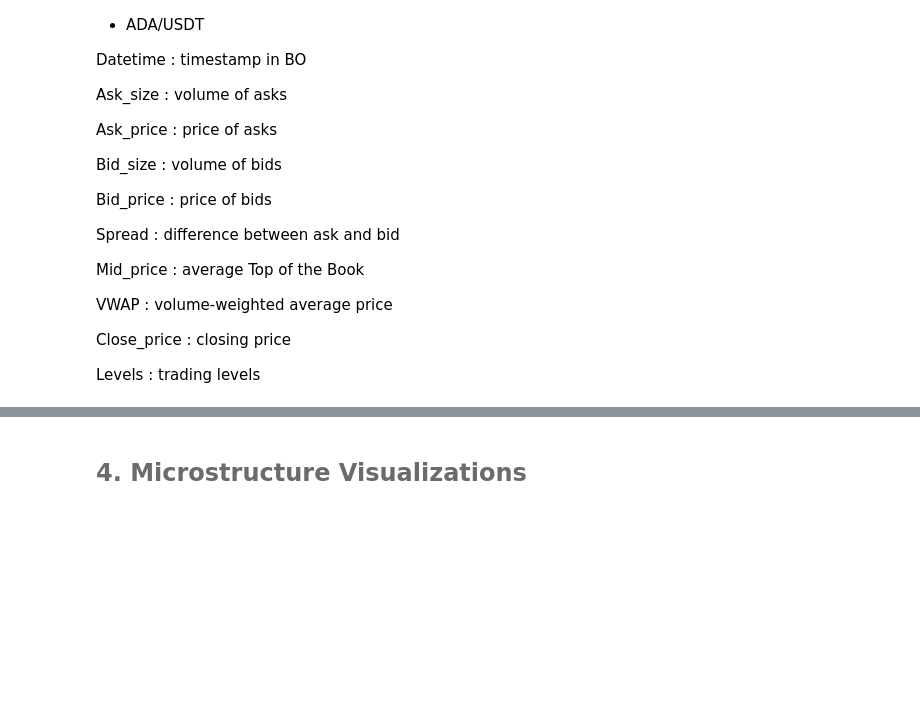
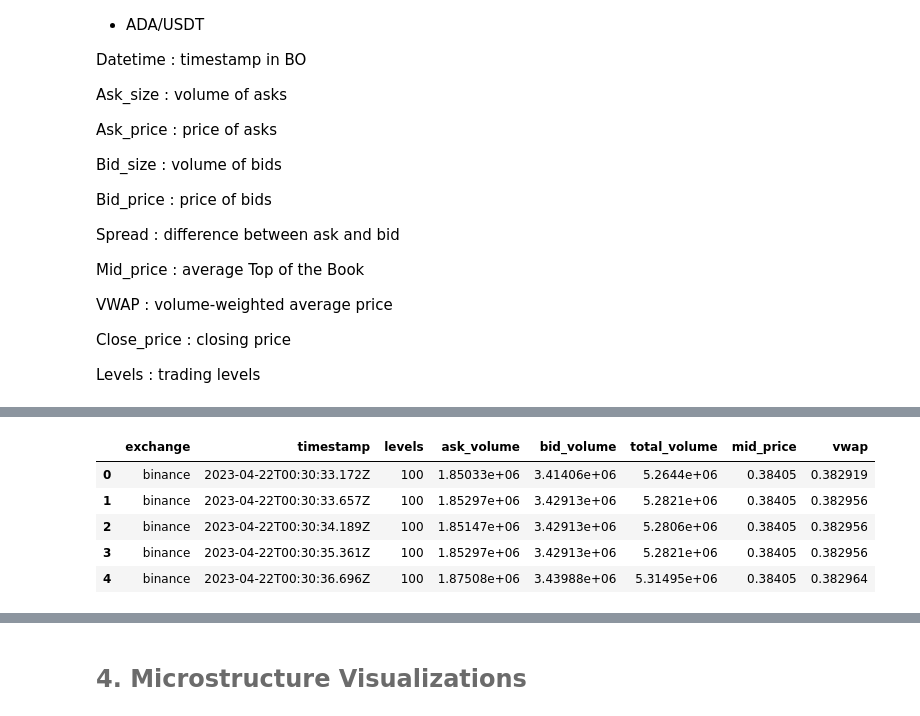
Before and after one commit to Tania-Bell/MyST_Lab4, a Jupyter notebook: notebook.ipynb, the cells around one changed output, grey strips where cells are left out. Drawn from its saved outputs; the diff is of its cells as text; code cells hidden in the pictures; blank space fills up the shorter version.

```diff
--- a/notebook.ipynb
+++ b/notebook.ipynb
@@ -136,0 +161,9 @@ data # it is a dictionary but for visualization terms in the notebook it was dow
+# %%
+series["binance_ADAUSDT"].head()
+# %% [output]
+|  | exchange | timestamp | levels | ask_volume | bid_volume | total_volume | mid_price | vwap |
+| 0 | binance | 2023-04-22T00:30:33.172Z | 100 | 1.85033e+06 | 3.41406e+06 | 5.2644e+06 | 0.38405 | 0.382919 |
+| 1 | binance | 2023-04-22T00:30:33.657Z | 100 | 1.85297e+06 | 3.42913e+06 | 5.2821e+06 | 0.38405 | 0.382956 |
+| 2 | binance | 2023-04-22T00:30:34.189Z | 100 | 1.85147e+06 | 3.42913e+06 | 5.2806e+06 | 0.38405 | 0.382956 |
+| 3 | binance | 2023-04-22T00:30:35.361Z | 100 | 1.85297e+06 | 3.42913e+06 | 5.2821e+06 | 0.38405 | 0.382956 |
+| 4 | binance | 2023-04-22T00:30:36.696Z | 100 | 1.87508e+06 | 3.43988e+06 | 5.31495e+06 | 0.38405 | 0.382964 |
```
Also changed, not shown: parts of 17 cells of this notebook, 1 other file.
